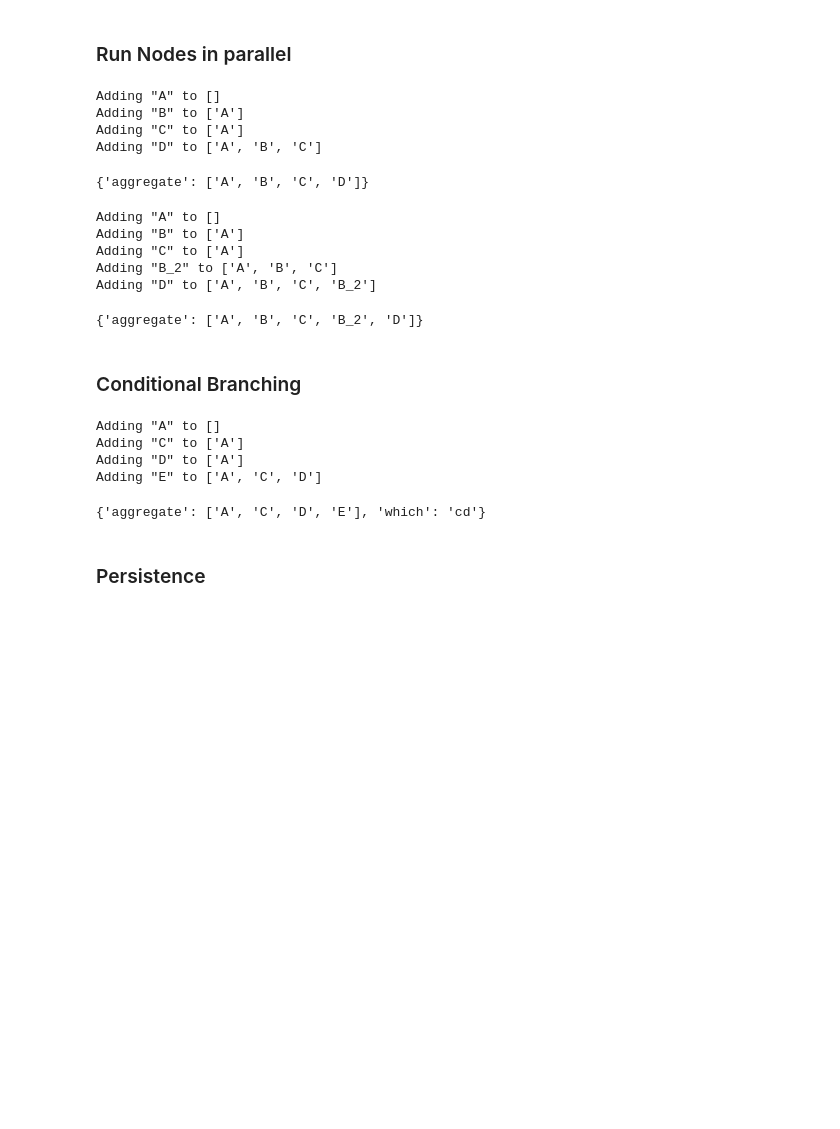
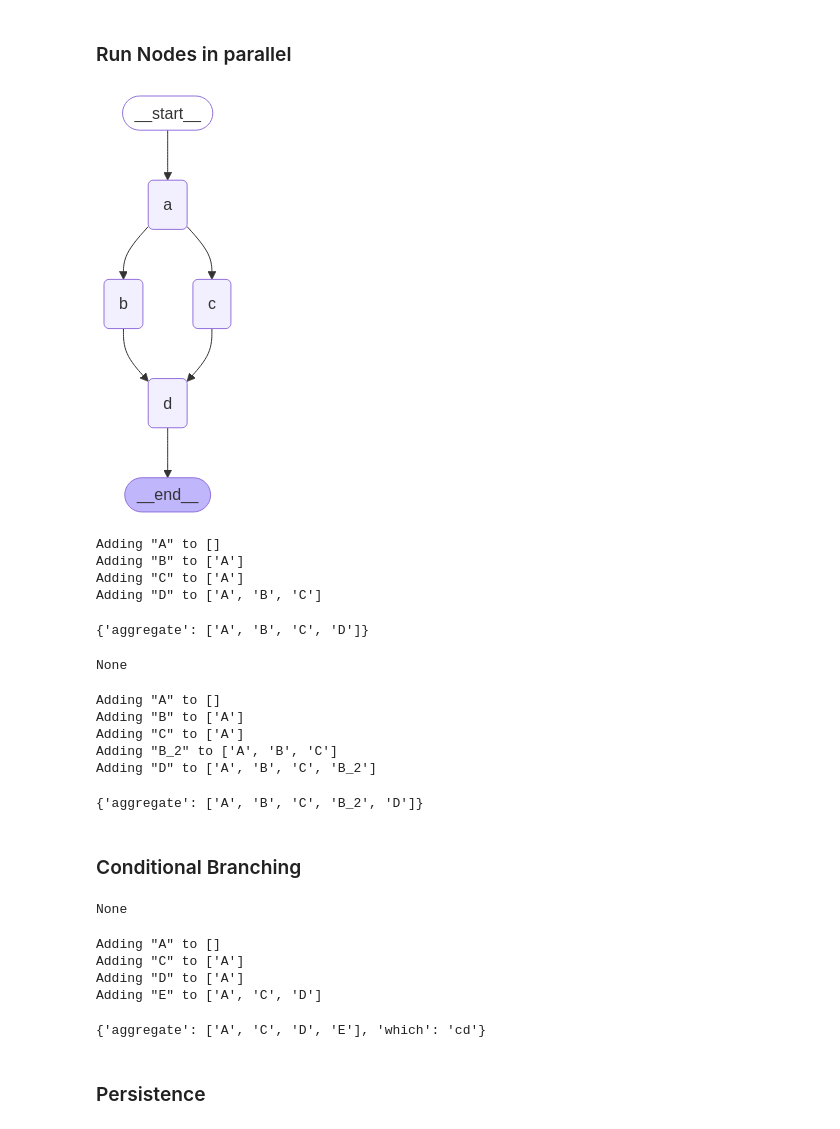
Before and after one commit to nagakartheek/langgraph-agents, a Jupyter notebook: experiments/introduction.ipynb, the cells around one changed output. Drawn from its saved outputs; the diff is of its cells as text; code cells hidden in the pictures; blank space fills up the shorter version.

```diff
--- a/experiments/introduction.ipynb
+++ b/experiments/introduction.ipynb
@@ -524,33 +550,36 @@ def b(state: State):
     return {"aggregate": ["B"]}
 
 
 def c(state: State):
     print(f'Adding "C" to {state["aggregate"]}')
     return {"aggregate": ["C"]}
 
 
 def d(state: State):
     print(f'Adding "D" to {state["aggregate"]}')
     return {"aggregate": ["D"]}
 
 
 builder = StateGraph(State)
 builder.add_node(a)
 builder.add_node(b)
 builder.add_node(c)
 builder.add_node(d)
 builder.add_edge(START, "a")
 builder.add_edge("a", "b")
 builder.add_edge("a", "c")
 builder.add_edge("b", "d")
 builder.add_edge("c", "d")
 builder.add_edge("d", END)
 graph = builder.compile()
 
+display(draw_graph(graph))
+
 # Nodes "b" and "c" are executed concurrently in the same superstep.
 # Because they are in the same step, node "d" executes after both "b" and "c" are finished
 graph.invoke({"aggregate": []}, {"configurable": {"thread_id": "foo"}})
 # %% [output]
+[figure, added]
 Adding "A" to []
 Adding "B" to ['A']
 Adding "C" to ['A']
@@ -577,15 +606,18 @@ builder.add_edge(["b_2", "c"], "d")
 builder.add_edge("d", END)
 graph = builder.compile()
 
+display(draw_graph(graph))
+
 # still b and c will remain in the same super-step
 graph.invoke({"aggregate": []})
 # %% [output]
-Adding "A" to []
-Adding "B" to ['A']
-Adding "C" to ['A']
-Adding "B_2" to ['A', 'B', 'C']
-Adding "D" to ['A', 'B', 'C', 'B_2']
+None
-{'aggregate': ['A', 'B', 'C', 'B_2', 'D']}
+Adding "A" to []
+Adding "B" to ['A']
+Adding "C" to ['A']
+Adding "B_2" to ['A', 'B', 'C']
+Adding "D" to ['A', 'B', 'C', 'B_2']
+{'aggregate': ['A', 'B', 'C', 'B_2', 'D']}
 # %% [markdown]
 ### Conditional Branching
 # %%
@@ -656,13 +688,16 @@ for node in intermediates:
 builder.add_edge("e", END)
 graph = builder.compile()
 
+display(draw_graph(graph))
+
 graph.invoke({"aggregate": [], "which": "cd"})
 # %% [output]
-Adding "A" to []
-Adding "C" to ['A']
-Adding "D" to ['A']
-Adding "E" to ['A', 'C', 'D']
+None
-{'aggregate': ['A', 'C', 'D', 'E'], 'which': 'cd'}
+Adding "A" to []
+Adding "C" to ['A']
+Adding "D" to ['A']
+Adding "E" to ['A', 'C', 'D']
+{'aggregate': ['A', 'C', 'D', 'E'], 'which': 'cd'}
 # %% [markdown]
 ### Persistence
 # %%
```
Also changed, not shown: parts of 17 cells of this notebook.
